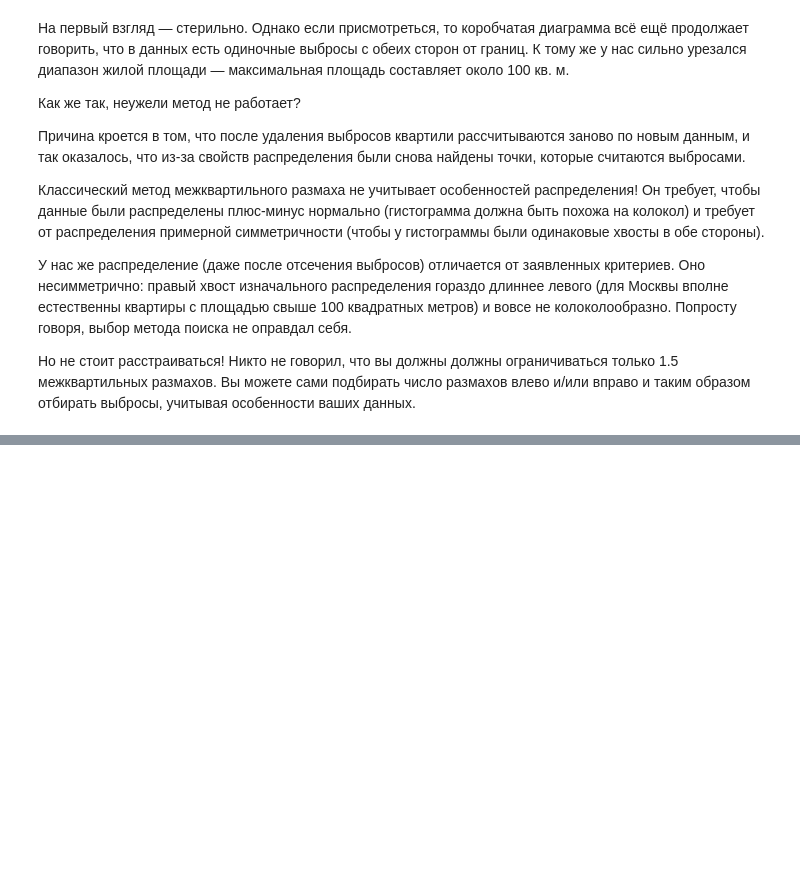
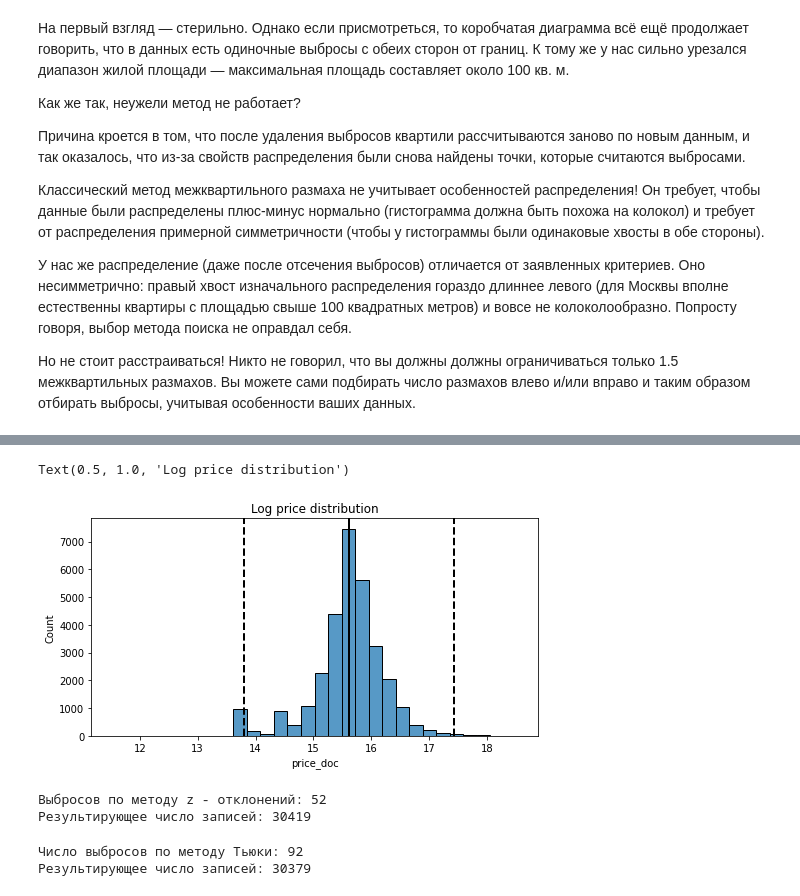
Before and after one commit to Rayman9092/data_science_sf, a Jupyter notebook: SkillFactory/PY 14. Очистка данных/очистка данных.ipynb, the cells around one changed output, grey strips where cells are left out. Saved outputs shown, nothing was run; the diff lists cells and outputs as text; code cells hidden in the pictures; blank space fills up the shorter version.

```diff
--- a/SkillFactory/PY 14. Очистка данных/очистка данных.ipynb
+++ b/SkillFactory/PY 14. Очистка данных/очистка данных.ipynb
@@ -585,0 +771,61 @@ boxplot.set_title('Cleaned Full Square Boxplot');
+# %%
+#6.5
+fig, ax = plt.subplots(1, 1, figsize=(8, 4))
+log_price_doc = np.log(sber_data['price_doc'] + 1)
+histplot = sns.histplot(log_price_doc, bins=30, ax=ax)
+histplot.axvline(log_price_doc.mean(), color='k', lw=2)
+histplot.axvline(log_price_doc.mean() - 3 * log_price_doc.std(), color='k', ls='--', lw=2)
+histplot.axvline(log_price_doc.mean() + 3 * log_price_doc.std(), color='k', ls='--', lw=2)
+histplot.set_title('Log price distribution')
+# %% [output]
+Text(0.5, 1.0, 'Log price distribution')
+[figure, added]
+# %%
+#6.6
+def outliers_z(data, feature, log_scale=False, left=3, right=3):
+    if log_scale:
+        x = np.log(data[feature] + 1)
+    else:
+        x = data[feature]
+
+    mu = x.mean()
+    sigma = x.std()
+    lower_bound = mu - left * sigma
+    upper_bound = mu + right * sigma
+    outliers = data[(x < lower_bound) | (x > upper_bound)]
+    cleaned = data[(x > lower_bound) & (x < upper_bound)]
+    return outliers, cleaned
+
+outliers, cleaned = outliers_z(sber_data, 'price_doc', log_scale=True, left=3.7, right=3.7)
+
+
+print(f'Выбросов по методу z - отклонений: {outliers.shape[0]}')
+print(f'Результирующее число записей: {cleaned.shape[0]}')
+# %% [output]
+Выбросов по методу z - отклонений: 52
+Результирующее число записей: 30419
+# %%
+#6.7
+def outliers_iqr(data, feature, log_scale=False, left=3, right=3):
+
+    if log_scale:
+       x = np.log(data[feature])
+    else:
+       x = data[feature]
+
+    quartile_1, quartile_3 = x.quantile(0.25), x.quantile(0.75),
+    iqr = quartile_3 - quartile_1
+    lower_bound = quartile_1 - (iqr * left)
+    upper_bound = quartile_3 + (iqr * right)
+    outliers = data[(x<lower_bound) | (x > upper_bound)]
+    cleaned = data[(x>lower_bound) & (x < upper_bound)]
+    return outliers, cleaned
+
+outliers, cleaned = outliers_iqr(sber_data, 'price_doc', log_scale=True)
+
+
+print(f'Число выбросов по методу Тьюки: {outliers.shape[0]}')
+print(f'Результирующее число записей: {cleaned.shape[0]}')
+# %% [output]
+Число выбросов по методу Тьюки: 92
+Результирующее число записей: 30379
```
Also changed, not shown: parts of 30 cells of this notebook, 37 other files.
